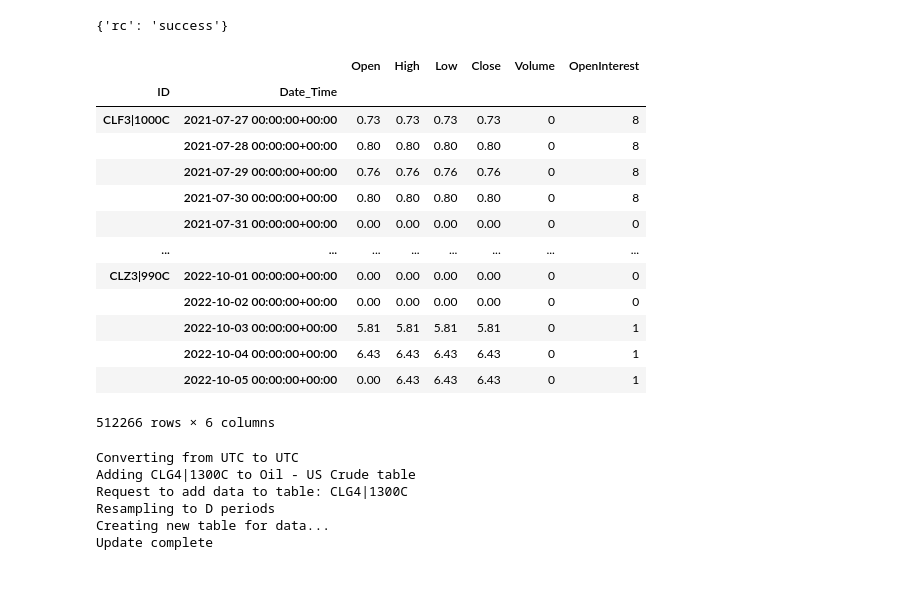
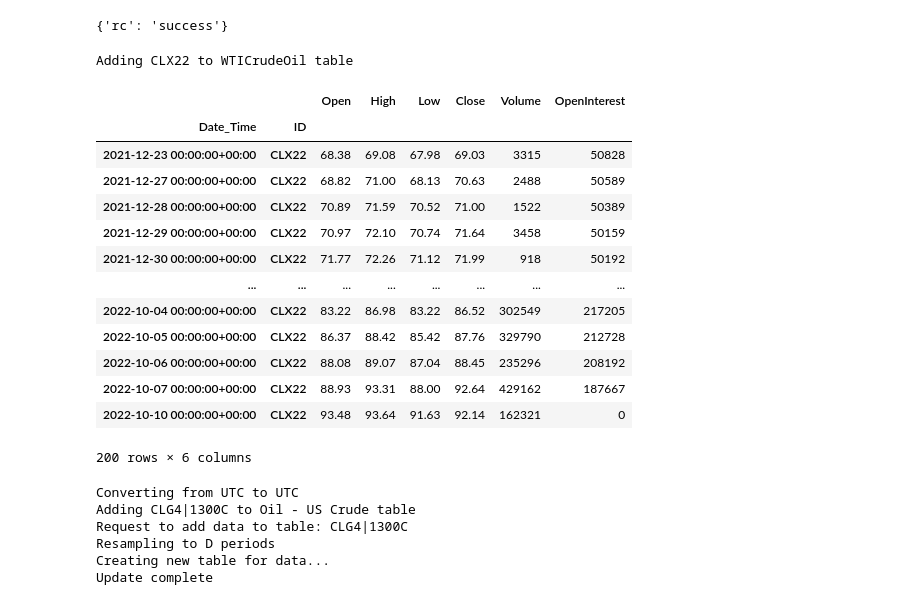
Before and after one commit to cwilko/marketinsights-price-aggregator, a Jupyter notebook: notebooks/datarefresh.ipynb, the cells around one changed output. Saved outputs shown, nothing was run; the diff lists cells and outputs as text; code cells hidden in the pictures.

Commit message:
MultiIndex support for connectors

```diff
--- a/notebooks/datarefresh.ipynb
+++ b/notebooks/datarefresh.ipynb
@@ -63,8 +63,11 @@ def fetchHistoricalData(mds, ds_file, start="1979-01-01", end="2050-01-01", reco
 
     datasources = json.load(open(ds_file))
 
-    data = pd.DataFrame()
-    mdsKeys = mds.getKeys()
+    data = pd.DataFrame(index=pd.MultiIndex(levels=[[],[]], codes=[[],[]], names=[u'Date_Time', u'ID']))
+    if mds is not None:
+        mdsKeys = mds.getKeys()
+    else:
+        mdsKeys = []
 
     for datasource in datasources:
 
@@ -295,23 +298,27 @@ http://pricestore.192.168.1.203.nip.io/prices/datasource/WTICrudeOil?unit=D
 http://pricestore.192.168.1.203.nip.io/prices/datasource/WTICrudeOil?unit=D
 {'rc': 'success'}
 {'rc': 'success'}
-# %%
-data.groupby([pd.Grouper(level='ID'), pd.Grouper(level='Date_Time', freq='1H')]).sum()
-# %% [output]
-|  |  | Open | High | Low | Close | Volume | OpenInterest |
-| ID | Date_Time |  |  |  |  |  |  |
-| CLF3|1000C | 2021-07-27 00:00:00+00:00 | 0.73 | 0.73 | 0.73 | 0.73 | 0 | 8 |
-|  | 2021-07-28 00:00:00+00:00 | 0.80 | 0.80 | 0.80 | 0.80 | 0 | 8 |
-|  | 2021-07-29 00:00:00+00:00 | 0.76 | 0.76 | 0.76 | 0.76 | 0 | 8 |
-|  | 2021-07-30 00:00:00+00:00 | 0.80 | 0.80 | 0.80 | 0.80 | 0 | 8 |
-|  | 2021-07-31 00:00:00+00:00 | 0.00 | 0.00 | 0.00 | 0.00 | 0 | 0 |
-| ... | ... | ... | ... | ... | ... | ... | ... |
-| CLZ3|990C | 2022-10-01 00:00:00+00:00 | 0.00 | 0.00 | 0.00 | 0.00 | 0 | 0 |
-|  | 2022-10-02 00:00:00+00:00 | 0.00 | 0.00 | 0.00 | 0.00 | 0 | 0 |
-|  | 2022-10-03 00:00:00+00:00 | 5.81 | 5.81 | 5.81 | 5.81 | 0 | 1 |
-|  | 2022-10-04 00:00:00+00:00 | 6.43 | 6.43 | 6.43 | 6.43 | 0 | 1 |
-|  | 2022-10-05 00:00:00+00:00 | 0.00 | 6.43 | 6.43 | 6.43 | 0 | 1 |
-512266 rows × 6 columns
+# %%
+data = fetchHistoricalData(None, "../datasources/datasources_BarChart.json")
+# %% [output]
+Adding CLX22 to WTICrudeOil table
+# %%
+data
+# %% [output]
+|  |  | Open | High | Low | Close | Volume | OpenInterest |
+| Date_Time | ID |  |  |  |  |  |  |
+| 2021-12-23 00:00:00+00:00 | CLX22 | 68.38 | 69.08 | 67.98 | 69.03 | 3315 | 50828 |
+| 2021-12-27 00:00:00+00:00 | CLX22 | 68.82 | 71.00 | 68.13 | 70.63 | 2488 | 50589 |
+| 2021-12-28 00:00:00+00:00 | CLX22 | 70.89 | 71.59 | 70.52 | 71.00 | 1522 | 50389 |
+| 2021-12-29 00:00:00+00:00 | CLX22 | 70.97 | 72.10 | 70.74 | 71.64 | 3458 | 50159 |
+| 2021-12-30 00:00:00+00:00 | CLX22 | 71.77 | 72.26 | 71.12 | 71.99 | 918 | 50192 |
+| ... | ... | ... | ... | ... | ... | ... | ... |
+| 2022-10-04 00:00:00+00:00 | CLX22 | 83.22 | 86.98 | 83.22 | 86.52 | 302549 | 217205 |
+| 2022-10-05 00:00:00+00:00 | CLX22 | 86.37 | 88.42 | 85.42 | 87.76 | 329790 | 212728 |
+| 2022-10-06 00:00:00+00:00 | CLX22 | 88.08 | 89.07 | 87.04 | 88.45 | 235296 | 208192 |
+| 2022-10-07 00:00:00+00:00 | CLX22 | 88.93 | 93.31 | 88.00 | 92.64 | 429162 | 187667 |
+| 2022-10-10 00:00:00+00:00 | CLX22 | 93.48 | 93.64 | 91.63 | 92.14 | 162321 | 0 |
+200 rows × 6 columns
 # %%
 # Update options config file with all option chains
 ds_file = "../datasources/datasources_BarChartOption.json"
```
Also changed, not shown: 2 other files.
